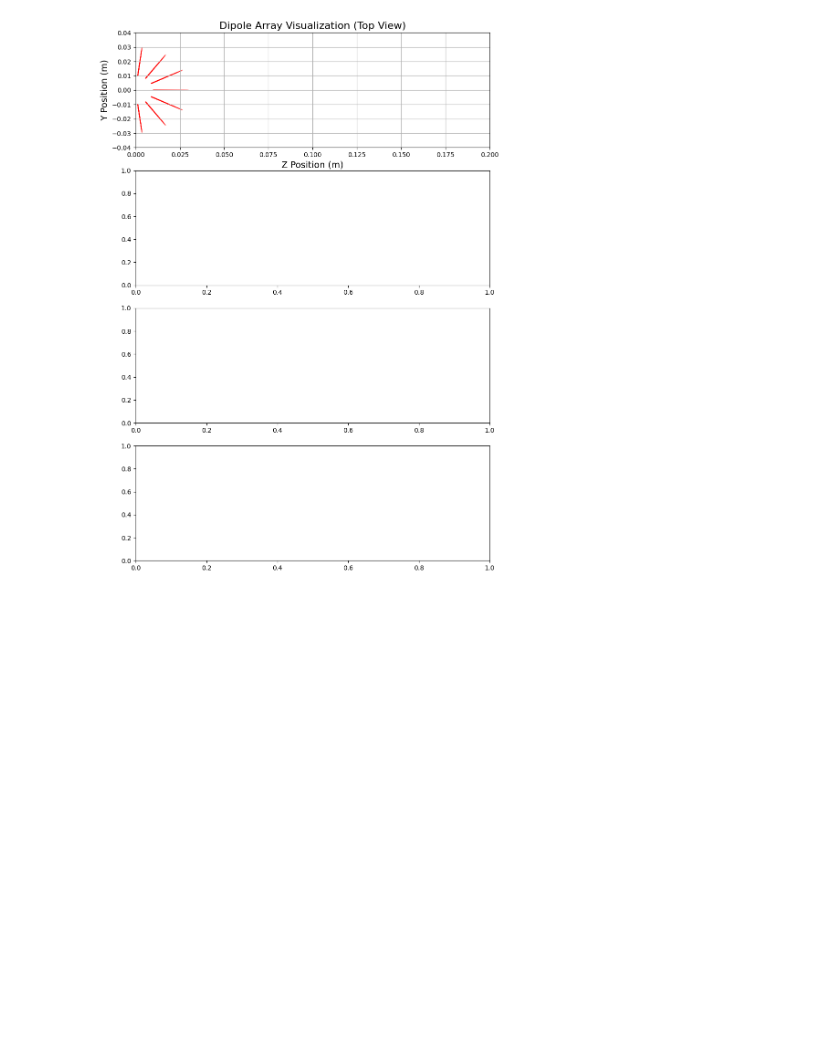
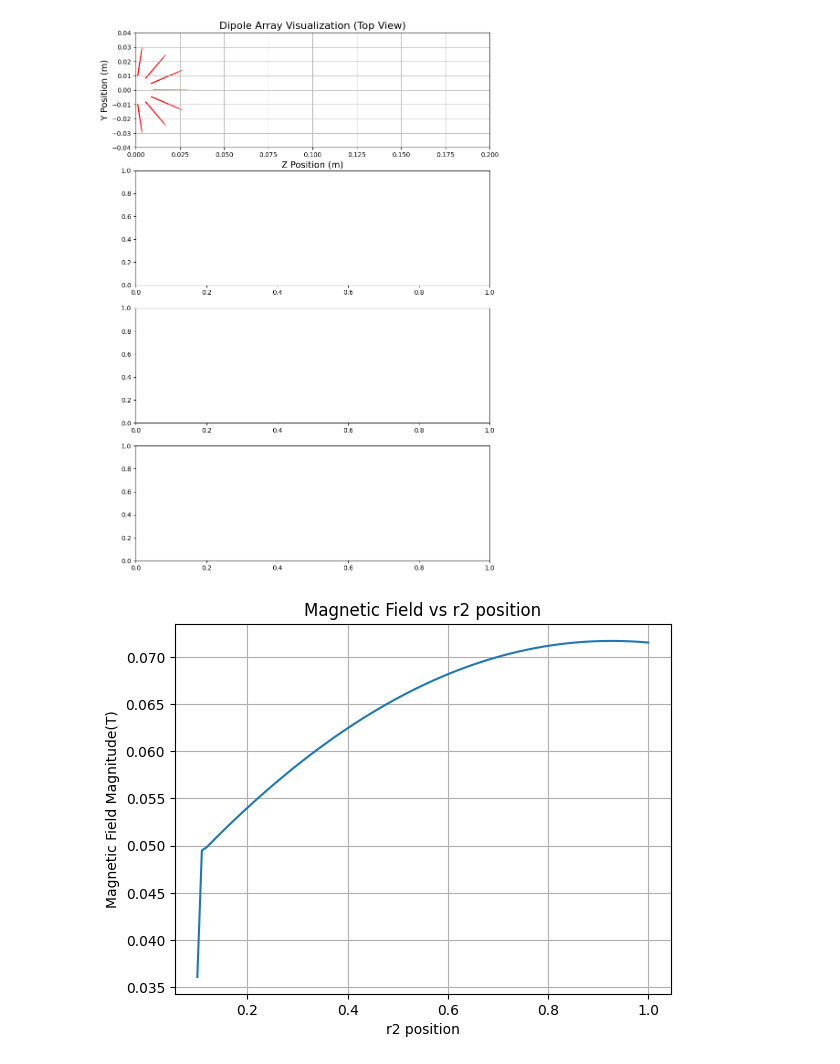
Before and after one commit to benfox4543/YB-zeeman-slower, a Jupyter notebook: mag_prof.ipynb, the cells around one changed output. Saved outputs shown, nothing was run; the diff lists cells and outputs as text; code cells hidden in the pictures; blank space fills up the shorter version.

Commit message:
making a sim of the magnet by stating from a current carrying sheet

```diff
--- a/mag_prof.ipynb
+++ b/mag_prof.ipynb
@@ -640,0 +648,50 @@ TypeError: float() argument must be a string or a real number, not 'list'
+# %%
+import numpy as np
+import matplotlib.pyplot as plt
+
+# Define constants
+B_r = 1  # Magnetic field constant
+alpha = 1
+C = 1
+B = 1
+
+# Define functions J1, J2, J3, J4 as placeholders (you can replace these with the actual functions)
+def J1(r1, r2):
+    return np.sin(r1 - r2)
+
+def J2(r1, r2):
+    return np.cos(r1 - r2)
+
+def J3(r1, r2):
+    return np.sin(r1 + r2)
+
+def J4(r1, r2):
+    return np.cos(r1 + r2)
+
+# Define the magnetic field function
+def magnetic_field(r1, r2):
+    term1 = (B_r * alpha * C / (4 * np.pi)) * ((C - B) * J1(r1, r2) + B * J3(r1, r2)) * np.cross(r2, r2 - r1)
+    term2 = (B_r * alpha * C**2 / (4 * np.pi)) * ((C - B) * J2(r1, r2) + B * J4(r1, r2)) * r1
+    return term1 + term2
+
+# Define the range of r2 values (for example, from 0.1 to 1 with steps)
+r1 = np.array([1, 0, 0])  # r1 is constant for simplicity (you can adjust this)
+r2_values = np.linspace(0.1, 1.0, 100)  # range of r2
+B_values = []
+
+# Calculate magnetic field for each r2
+for r2 in r2_values:
+    r2_vec = np.array([r2, 0, 0])  # r2 varies only along the x-axis
+    B = magnetic_field(r1, r2_vec)
+    B_magnitude = np.linalg.norm(B)  # get magnitude of magnetic field
+    B_values.append(B_magnitude)
+
+# Plot the magnetic field as a function of r2
+plt.plot(r2_values, B_values)
+plt.xlabel('r2 position')
+plt.ylabel('Magnetic Field Magnitude(T)')
+plt.title('Magnetic Field vs r2 position')
+plt.grid(True)
+plt.show()
+# %% [output]
+[figure, added]
```
Also changed, not shown: parts of 9 cells of this notebook.
